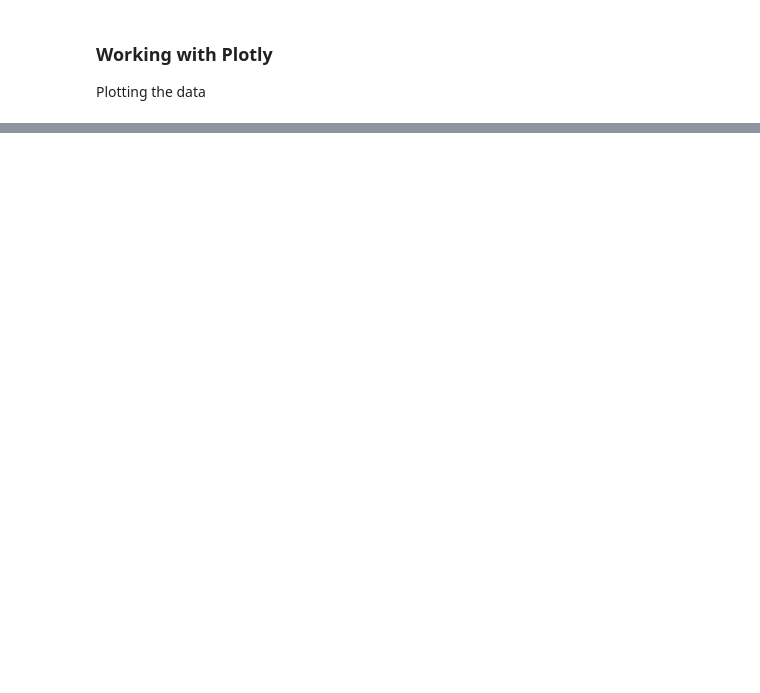
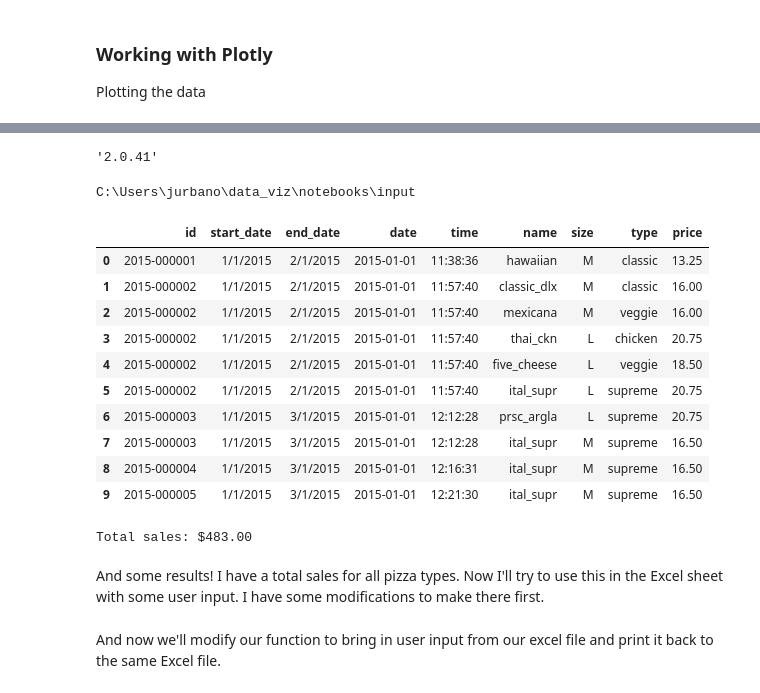
Before and after one commit to JulesU/data_viz, a Jupyter notebook: notebooks/input/mod5_dataviz.ipynb, the cells around one changed output, grey strips where cells are left out. Cells and saved outputs as stored; diff of their text form; code cells hidden in the pictures; blank space fills up the shorter version.

```diff
--- a/notebooks/input/mod5_dataviz.ipynb
+++ b/notebooks/input/mod5_dataviz.ipynb
@@ -485,0 +575,5 @@ Now that we know what the dataset looks like, let's do some analsis on the all o
+# %%
+import sqlalchemy
+sqlalchemy.__version__
+# %% [output]
+'2.0.41'
@@ -485,0 +583,6 @@ Now that we know what the dataset looks like, let's do some analsis on the all o
+# %%
+import os
+os =  os.getcwd()
+print(os)
+# %% [output]
+C:\Users\jurbano\data_viz\notebooks\input
@@ -485,0 +591,61 @@ Now that we know what the dataset looks like, let's do some analsis on the all o
+# %%
+# TRY THIS LATER ONCE figure out SQlite
+# This is PBPython's code - not sure I can use this until I have an engine it can tap into. I might have to use a file
+from sqlalchemy import create_engine
+os = Path.cwd() / 'data'
+
+
+filename= 'pizza2.db'
+#pathlib.Path(mydir) / myfile
+#from pathlib import Path
+os = 'C:/Users/jurbano/data_viz/notebooks/input'
+#'C:/mydir'
+
+#from sqlalchemy import create_engine
+#db_file = os.path.join(os.path.dirname(wb.fullname), filename)
+#engine = create_engine("sqlite+pysqlite:///:memory:", echo=True)
+#engine = create_engine(r"access+pyodbc:///{}".format(db_file))
+
+# Connect to sqlite db
+db_file = Path.cwd().joinpath(os).joinpath(filename)
+engine = create_engine(r"sqlite:///{}".format(db_file))
+# %%
+# Test out Chris's version first I added some start and end dates to my pizza data but that didn't work
+# Create SQL query
+#start_date = '1/01/2015'
+#end_date = '6/01/2015'
+
+# Instead, I modified my SQL statement to bring everything because fields in where clause returned 0 records
+# and I knew there were records from viewing my migrated sqlite db here: https://inloop.github.io/sqlite-viewer/
+
+sql = 'SELECT * from pizzaplace2' # WHERE type="{}" AND date BETWEEN "{}" AND "{}"'.format(type, start_date, end_date)
+
+# Read query directly into a dataframe and
+sales_data = pd.read_sql(sql, engine)
+
+# drop last added column added in migration and take a peak at df
+sales_data.drop(sales_data.columns[9], axis=1).head(10)
+# %% [output]
+|  | id | start_date | end_date | date | time | name | size | type | price |
+| 0 | 2015-000001 | 1/1/2015 | 2/1/2015 | 2015-01-01 | 11:38:36 | hawaiian | M | classic | 13.25 |
+| 1 | 2015-000002 | 1/1/2015 | 2/1/2015 | 2015-01-01 | 11:57:40 | classic_dlx | M | classic | 16.00 |
+| 2 | 2015-000002 | 1/1/2015 | 2/1/2015 | 2015-01-01 | 11:57:40 | mexicana | M | veggie | 16.00 |
+| 3 | 2015-000002 | 1/1/2015 | 2/1/2015 | 2015-01-01 | 11:57:40 | thai_ckn | L | chicken | 20.75 |
+| 4 | 2015-000002 | 1/1/2015 | 2/1/2015 | 2015-01-01 | 11:57:40 | five_cheese | L | veggie | 18.50 |
+| 5 | 2015-000002 | 1/1/2015 | 2/1/2015 | 2015-01-01 | 11:57:40 | ital_supr | L | supreme | 20.75 |
+| 6 | 2015-000003 | 1/1/2015 | 3/1/2015 | 2015-01-01 | 12:12:28 | prsc_argla | L | supreme | 20.75 |
+| 7 | 2015-000003 | 1/1/2015 | 3/1/2015 | 2015-01-01 | 12:12:28 | ital_supr | M | supreme | 16.50 |
+| 8 | 2015-000004 | 1/1/2015 | 3/1/2015 | 2015-01-01 | 12:16:31 | ital_supr | M | supreme | 16.50 |
+| 9 | 2015-000005 | 1/1/2015 | 3/1/2015 | 2015-01-01 | 12:21:30 | ital_supr | M | supreme | 16.50 |
+# %%
+# Finally some records!
+# Now I'm ready to analyze or group the data using my tables fields - I pulled all the fields with my Select * statement
+summary = sales_data.groupby(["type"])["price"].sum()
+total_sales = sales_data["price"].sum()
+print(f"Total sales: ${total_sales:.2f}")
+# %% [output]
+Total sales: $483.00
+# %% [markdown]
+And some results! I have a total sales for all pizza types. Now I'll try to use this in the Excel sheet with some user input. I have some modifications to make there first.
+# %% [markdown]
+And now we'll modify our function to bring in user input from our excel file and print it back to the same Excel file.
```
Also changed, not shown: parts of 34 cells of this notebook, 2 other files.
